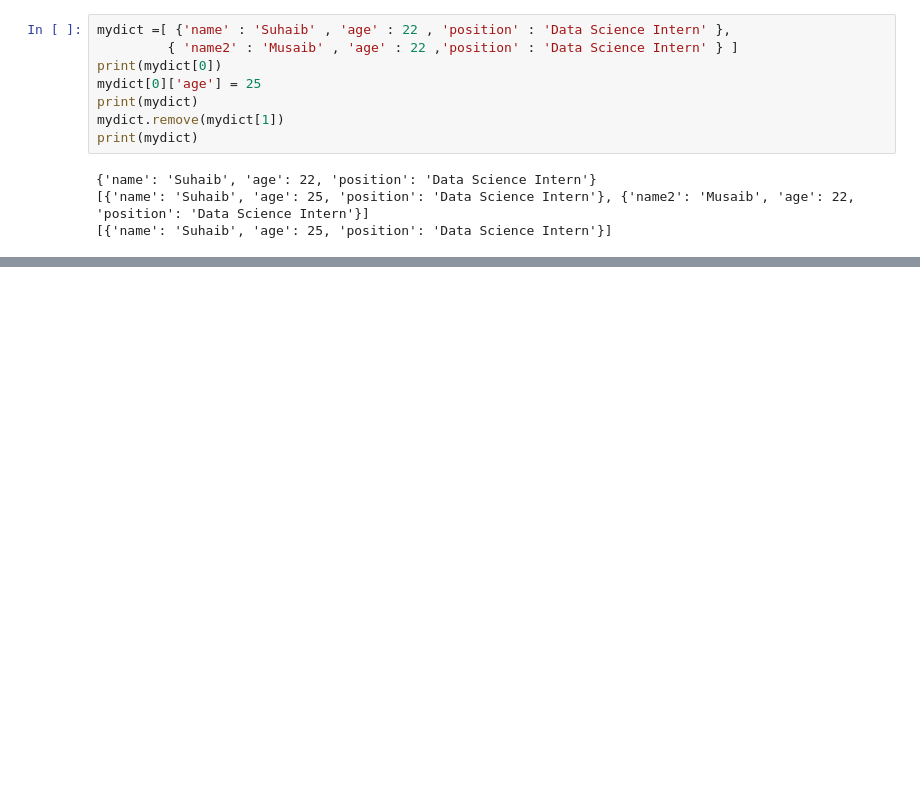
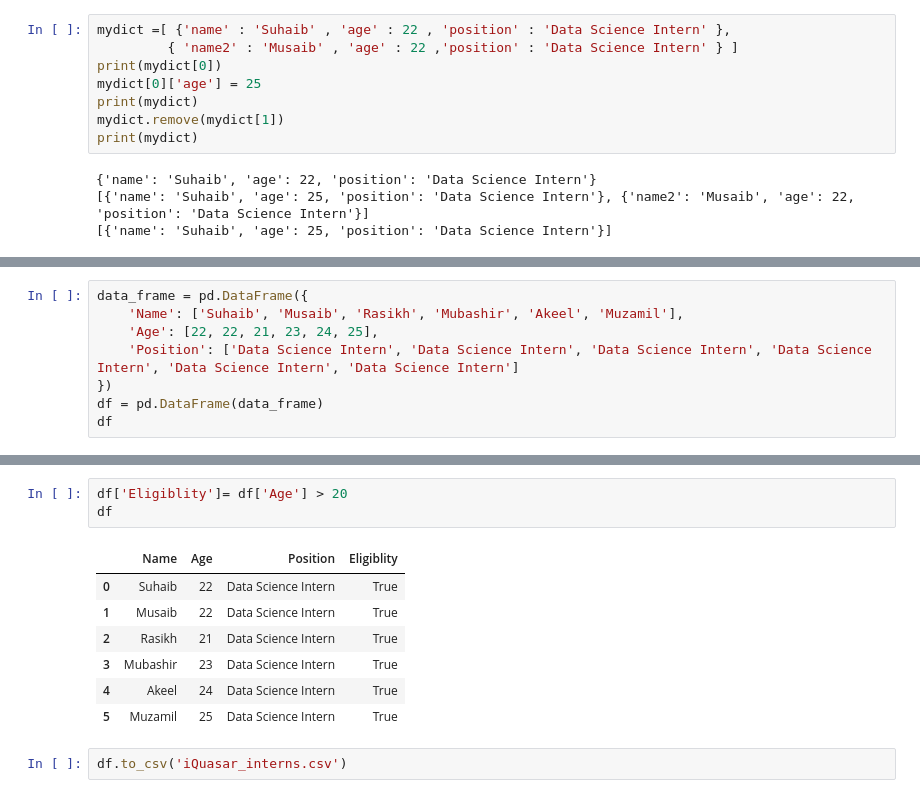
Before and after one commit to meersuhaib191/Week1_foundations, a Jupyter notebook: week1_foundations.ipynb, the cells around one changed output, grey strips where cells are left out. Cells and saved outputs as stored; diff of their text form; blank space fills up the shorter version.

```diff
--- a/week1_foundations.ipynb
+++ b/week1_foundations.ipynb
@@ -171,0 +362,8 @@ print(mydict)
+# %%
+data_frame = pd.DataFrame({
+    'Name': ['Suhaib', 'Musaib', 'Rasikh', 'Mubashir', 'Akeel', 'Muzamil'],
+    'Age': [22, 22, 21, 23, 24, 25],
+    'Position': ['Data Science Intern', 'Data Science Intern', 'Data Science Intern', 'Data Science Intern', 'Data Science Intern', 'Data Science Intern']
+})
+df = pd.DataFrame(data_frame)
+df
@@ -171,0 +473,13 @@ print(mydict)
+# %%
+df['Eligiblity']= df['Age'] > 20
+df
+# %% [output]
+|  | Name | Age | Position | Eligiblity |
+| 0 | Suhaib | 22 | Data Science Intern | True |
+| 1 | Musaib | 22 | Data Science Intern | True |
+| 2 | Rasikh | 21 | Data Science Intern | True |
+| 3 | Mubashir | 23 | Data Science Intern | True |
+| 4 | Akeel | 24 | Data Science Intern | True |
+| 5 | Muzamil | 25 | Data Science Intern | True |
+# %%
+df.to_csv('iQuasar_interns.csv')
```
Also changed, not shown: parts of 35 cells of this notebook, 1 other file.
